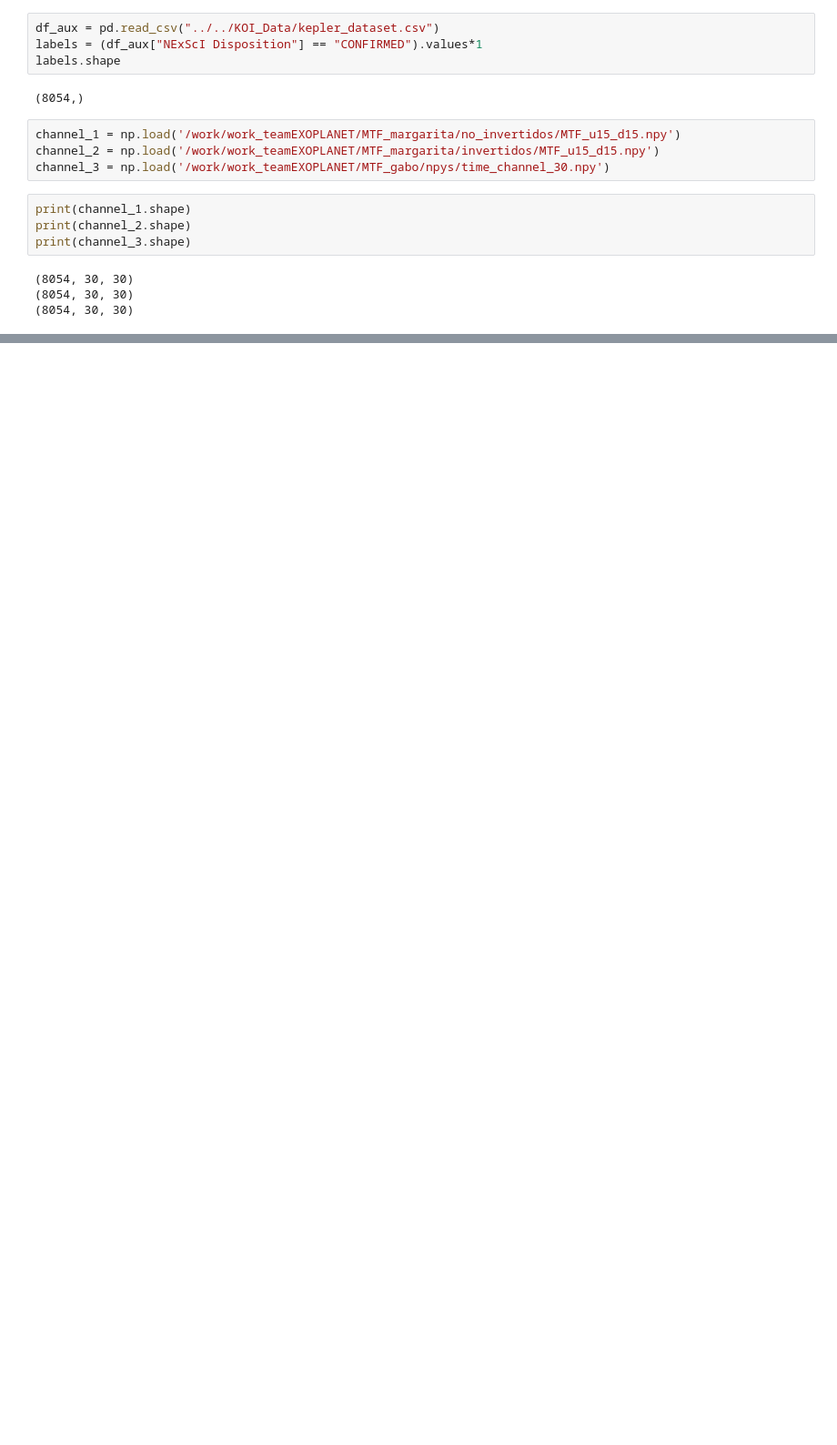
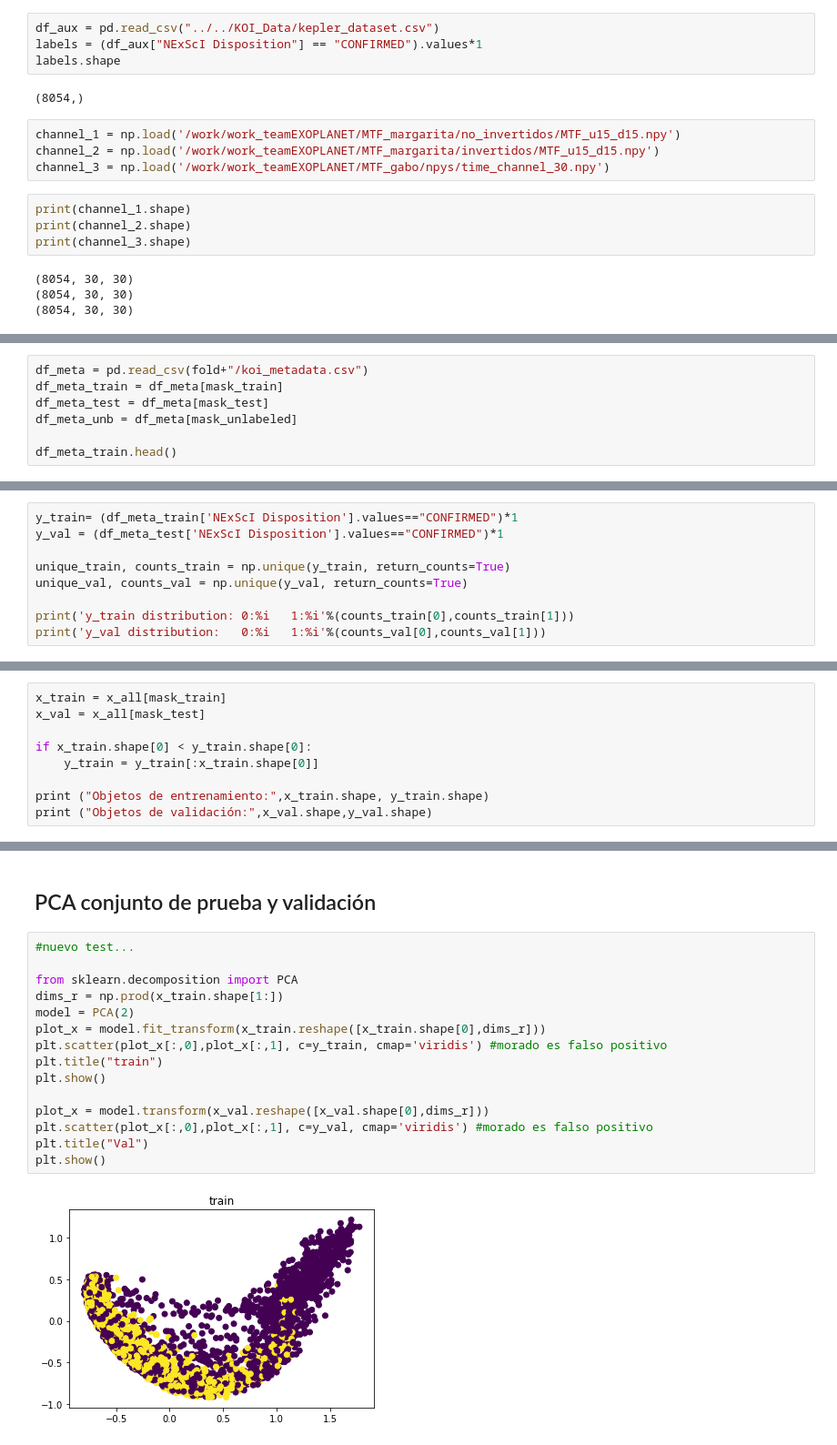
Before and after one commit to harel-coffee/PIIC19-auto, a Jupyter notebook: code/obj3/pruebas_cnn_3canales.ipynb, the cells around one changed output, grey strips where cells are left out. Shown at 91% size. Drawn from its saved outputs; the diff is of its cells as text; blank space fills up the shorter version.

```diff
--- a/code/obj3/pruebas_cnn_3canales.ipynb
+++ b/code/obj3/pruebas_cnn_3canales.ipynb
@@ -37,0 +245,7 @@ plt.show()
+# %%
+df_meta = pd.read_csv(fold+"/koi_metadata.csv")
+df_meta_train = df_meta[mask_train]
+df_meta_test = df_meta[mask_test]
+df_meta_unb = df_meta[mask_unlabeled]
+
+df_meta_train.head()
@@ -37,0 +260,9 @@ plt.show()
+# %%
+y_train= (df_meta_train['NExScI Disposition'].values=="CONFIRMED")*1
+y_val = (df_meta_test['NExScI Disposition'].values=="CONFIRMED")*1
+
+unique_train, counts_train = np.unique(y_train, return_counts=True)
+unique_val, counts_val = np.unique(y_val, return_counts=True)
+
+print('y_train distribution: 0:%i   1:%i'%(counts_train[0],counts_train[1]))
+print('y_val distribution:   0:%i   1:%i'%(counts_val[0],counts_val[1]))
@@ -37,0 +272,9 @@ plt.show()
+# %%
+x_train = x_all[mask_train]
+x_val = x_all[mask_test]
+
+if x_train.shape[0] < y_train.shape[0]:
+    y_train = y_train[:x_train.shape[0]]
+
+print ("Objetos de entrenamiento:",x_train.shape, y_train.shape)
+print ("Objetos de validación:",x_val.shape,y_val.shape)
@@ -37,0 +291,19 @@ plt.show()
+# %% [markdown]
+## PCA conjunto de prueba y validación
+# %%
+#nuevo test...
+
+from sklearn.decomposition import PCA
+dims_r = np.prod(x_train.shape[1:])
+model = PCA(2)
+plot_x = model.fit_transform(x_train.reshape([x_train.shape[0],dims_r]))
+plt.scatter(plot_x[:,0],plot_x[:,1], c=y_train, cmap='viridis') #morado es falso positivo
+plt.title("train")
+plt.show()
+
+plot_x = model.transform(x_val.reshape([x_val.shape[0],dims_r]))
+plt.scatter(plot_x[:,0],plot_x[:,1], c=y_val, cmap='viridis') #morado es falso positivo
+plt.title("Val")
+plt.show()
+# %% [output]
+[figure, added]
```
Also changed, not shown: parts of 63 cells of this notebook, 3 other files.
